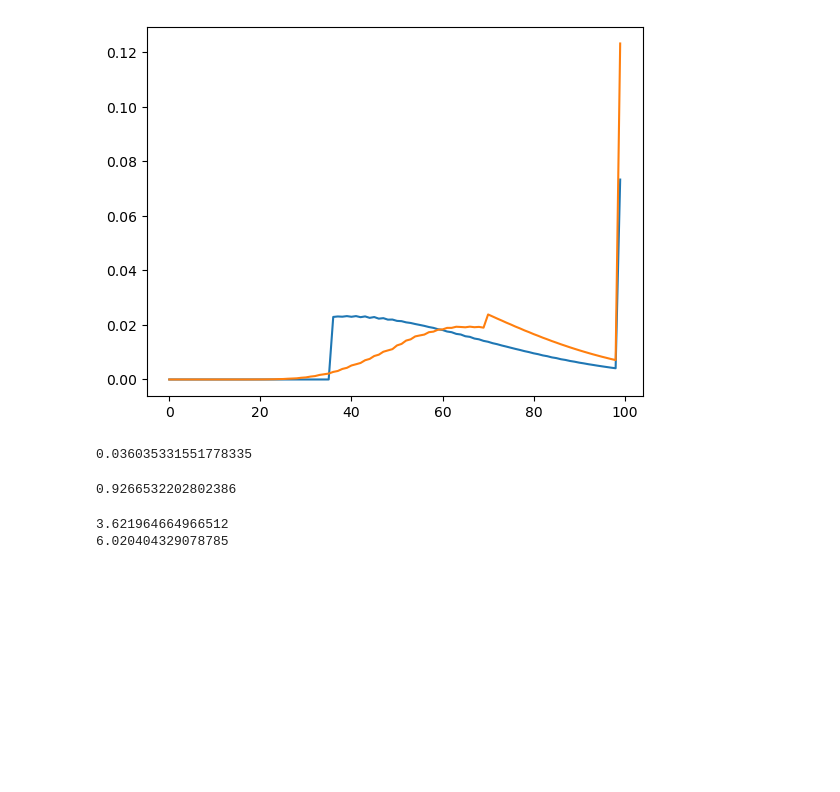
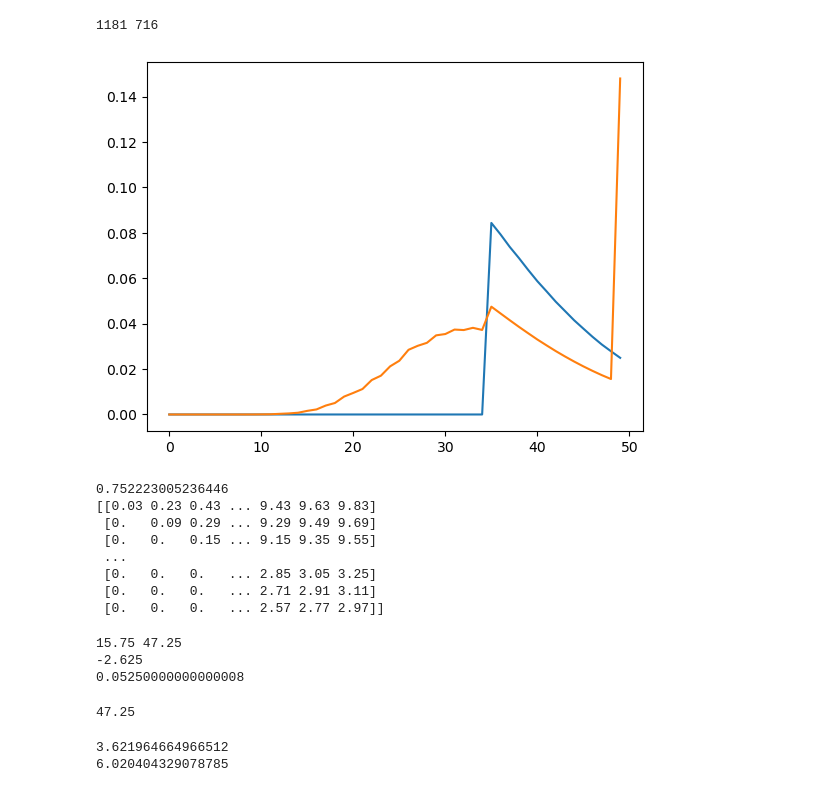
Before and after one commit to megretj/qpepcca, a Jupyter notebook: random_test.ipynb, the cells around one changed output. Cells and saved outputs as stored; diff of their text form; code cells hidden in the pictures; blank space fills up the shorter version.

```diff
--- a/random_test.ipynb
+++ b/random_test.ipynb
@@ -5,29 +5,53 @@ from ccaModels import CCA_MarkovChain_CUBIC_OG, CCA_MarkovChain_Hybla_discrete,
 
 #plt.rcParams['text.usetex'] = True
 plt.rcParams.update(plt.rcParamsDefault)
+# %%
+hyb = CCA_MarkovChain_Hybla_discrete(packet_err=0.0006,beta=0.5,N=100,C =1000, RTT_est=0.2, RTT_real = 0.5, RTT0=0.1)
+cub = CCA_MarkovChain_CUBIC_new(packet_err = 0.0006, beta=0.5,N=100,C =1000, RTT_est=0.2, RTT_real = 0.5)
+
+a = 10
+b = 20
+print(hyb.D(hyb.a[int(a/2)],hyb.a[b]), cub.D(cub.a[a],cub.a[b]))
+# %% [output]
+1181 716
 # %%
-hyb = CCA_MarkovChain_Hybla_discrete(packet_err=0.0006,beta=0.7,N=100,C =1000, RTT_est=0.2, RTT_real = 0.21, RTT0=0.1)
+hyb = CCA_MarkovChain_Hybla_discrete(packet_err=0.0006,beta=0.7,N=50,C =1000, RTT_est=0.2, RTT_real = 0.21, RTT0=0.1)
 
 #for b in np.arange(2,20,2):
 #    print(hyb.D(hyb.a[1], (b-1)*hyb.W/hyb.N))
 #    print(hyb.D(hyb.a[1], hyb.a[b]))
 #    print(hyb.D(hyb.a[1], b*hyb.W/hyb.N))
 #    print("----")
 tp = np.zeros(hyb.N)
 for j,_ in enumerate(tp):
-    tp[j] = hyb.transition_proba_Hybla(50,j)
+    tp[j] = hyb.transition_proba_Hybla(49,j)
 plt.plot(tp)
 hyb.compute_stationnary_distribution()
 plt.plot(hyb.pi)
 plt.show()
-hyb.avg_throughput()
+print(hyb.avg_throughput())
+print(hyb.tau)
 # %% [output]
-[figure, old version]
+[figure, new version]
-0.036035331551778335
+0.752223005236446
+[[0.03 0.23 0.43 ... 9.43 9.63 9.83]
+ [0.   0.09 0.29 ... 9.29 9.49 9.69]
+ [0.   0.   0.15 ... 9.15 9.35 9.55]
+ ...
+ [0.   0.   0.   ... 2.85 3.05 3.25]
+ [0.   0.   0.   ... 2.71 2.91 3.11]
+ [0.   0.   0.   ... 2.57 2.77 2.97]]
-# %%
-sum(hyb.P[50,:])
-# %% [output]
-0.9266532202802386
+# %%
+print(hyb.a[1],hyb.a[4])
+print(hyb.a[2]-0.5*hyb.a[5])
+print(hyb.T(hyb.a[1],hyb.a[5]))
+#self.RTT0**2*(y-self.beta*x)/self.RTT_real
+(5-0.5)*hyb.W/hyb.N
+# %% [output]
+15.75 47.25
+-2.625
+0.05250000000000008
+47.25
 # %%
 t = np.linspace(0,10,100)
 w0 = 100
```
Also changed, not shown: parts of 4 cells of this notebook, 1 other file.
